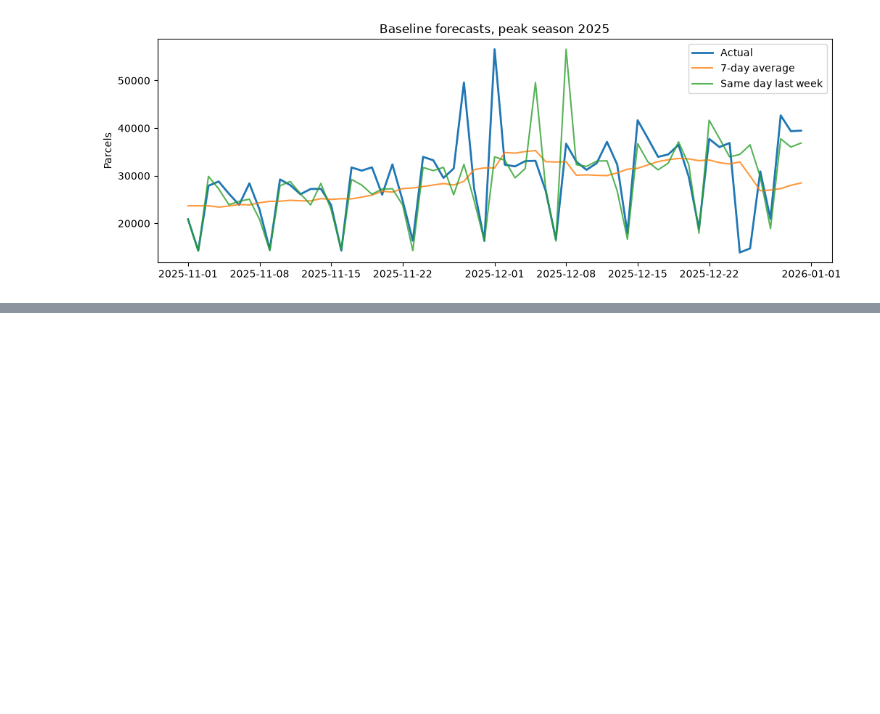
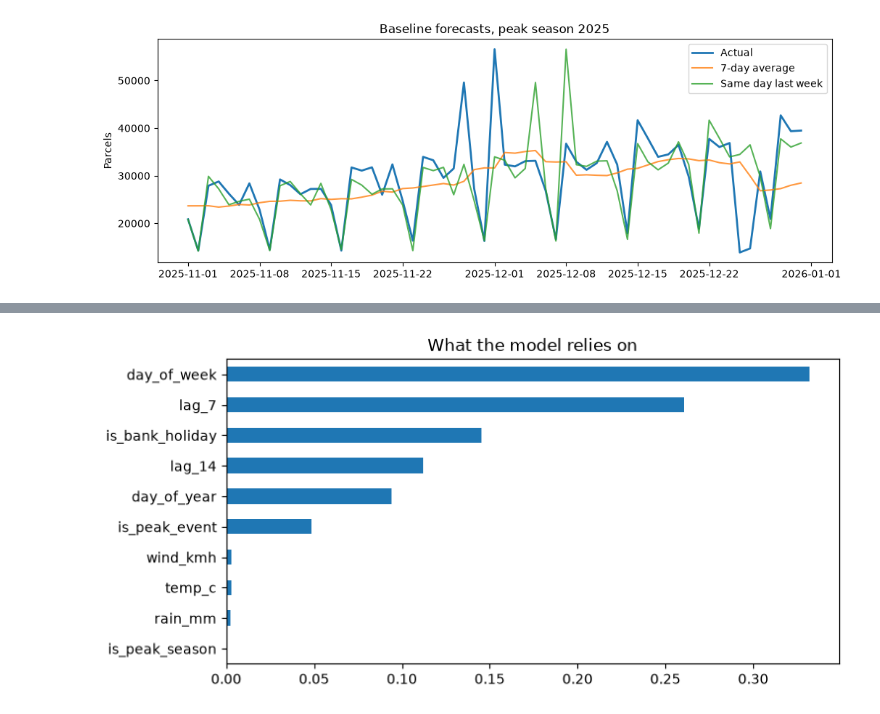
Before and after one commit to mesezobortraining-sketch/peak-season-forecaster, a Jupyter notebook: notebooks/01_run_ingestion.ipynb.ipynb, the cells around one changed output, grey strips where cells are left out. Saved outputs shown, nothing was run; the diff lists cells and outputs as text; code cells hidden in the pictures; blank space fills up the shorter version.

```diff
--- a/notebooks/01_run_ingestion.ipynb.ipynb
+++ b/notebooks/01_run_ingestion.ipynb.ipynb
@@ -257,0 +329,9 @@ plt.show()
+# %%
+importance = pd.Series(model.feature_importances_, index=features).sort_values()
+
+ax = importance.plot(kind="barh", figsize=(8, 4))
+ax.set_title("What the model relies on")
+plt.savefig(images / "07_feature_importance.png", dpi=150, bbox_inches="tight")
+plt.show()
+# %% [output]
+[figure, added]
```
Also changed, not shown: parts of 4 cells of this notebook, 2 other files.
